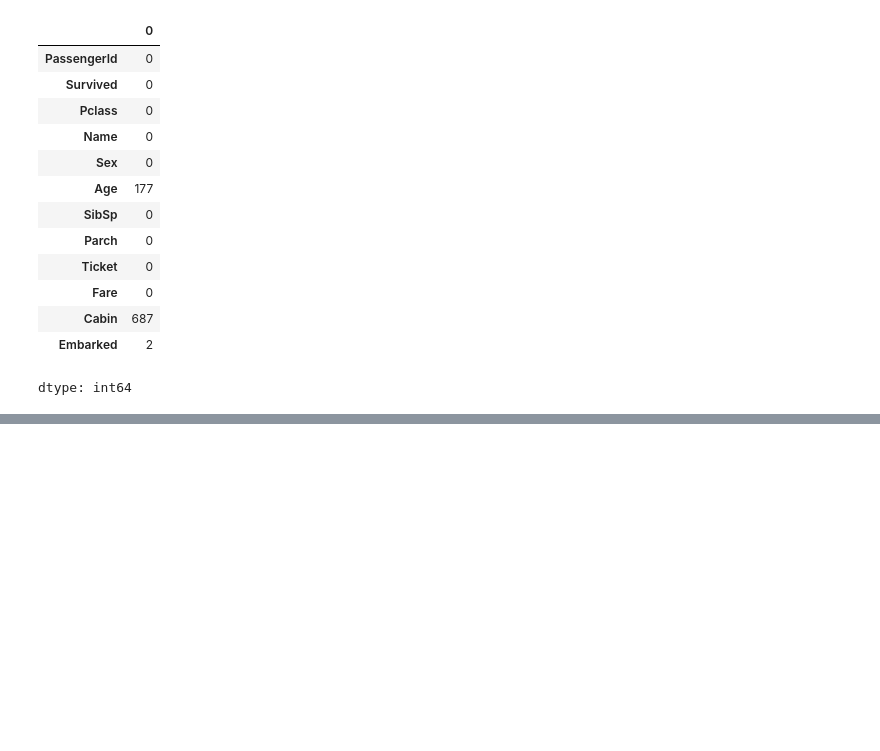
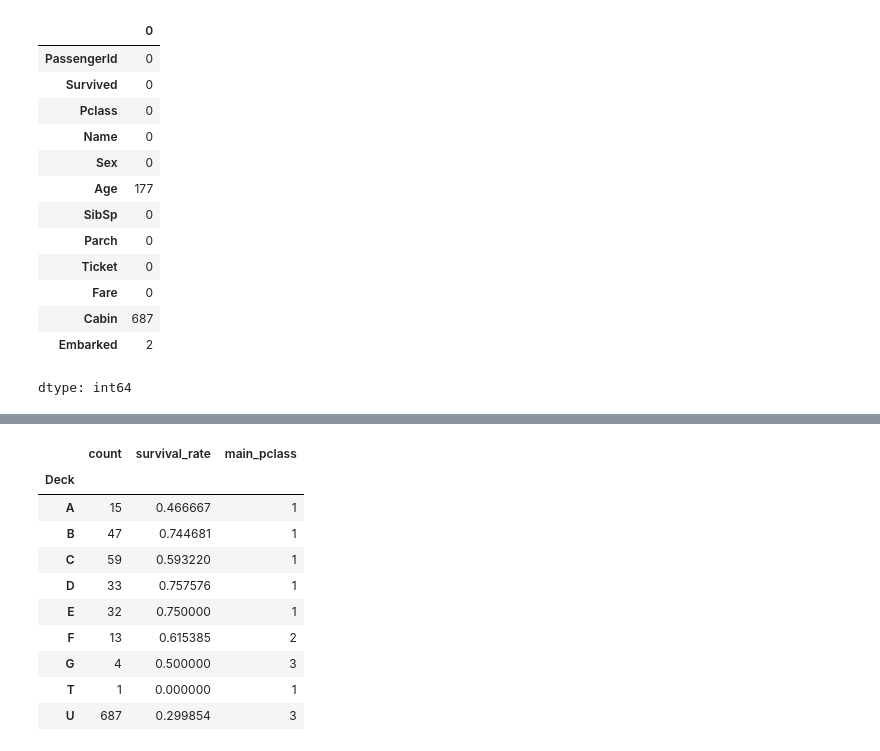
Before and after one commit to k-workproject/data-skills-roadmap, a Jupyter notebook: python-project/titanic_survival_prediction.ipynb, the cells around one changed output, grey strips where cells are left out. Saved outputs shown, nothing was run; the diff lists cells and outputs as text; code cells hidden in the pictures; blank space fills up the shorter version.

Commit message:
missing value - 24.9.2026

```diff
--- a/python-project/titanic_survival_prediction.ipynb
+++ b/python-project/titanic_survival_prediction.ipynb
@@ -151,3 +151,5 @@ train_data.isnull().sum()
 | Cabin | 687 |
 | Embarked | 2 |
 dtype: int64
+# %%
+train_data['Age'] = train_data.groupby(['Pclass','Sex'])['Age'].transform(lambda x: x.fillna(x.median())) # เติมค่า Missing Value ของ Age เฉพาะแถวที่ขาดหาย โดยใช้ค่า Median ของแต่ละกลุ่ม (แบ่งกลุ่มตาม Pclass และ Sex)
@@ -153,0 +173,2 @@ dtype: int64
+# %%
+train_data['Embarked'] = train_data['Embarked'].fillna(train_data['Embarked'].mode()[0]) # เติมค่า Missing Value ของ Embarked เฉพาะแถวที่ขาดหาย โดยใช้ค่า Mode ของข้อมูล
@@ -153,0 +192,20 @@ dtype: int64
+# %%
+train_data['Deck'] = train_data['Cabin'].str[0].fillna('U') # สร้าง column สำหรับแยกตัวอักษรใน Cabin และเติมค่า Missing Value ของ Cabin ด้วย U คือ Unknow เนื่องจากไม่ทราบข้อมูล
+# %%
+train_data.groupby('Deck').agg(
+    count=('Survived', 'count'),
+    survival_rate=('Survived', 'mean'),
+    main_pclass=('Pclass', lambda x: x.mode()[0])
+) # หาจำนวนคนและอัตราค่าเฉลี่ยของ Survived แต่ละกลุ่ม
+# %% [output]
+|  | count | survival_rate | main_pclass |
+| Deck |  |  |  |
+| A | 15 | 0.466667 | 1 |
+| B | 47 | 0.744681 | 1 |
+| C | 59 | 0.593220 | 1 |
+| D | 33 | 0.757576 | 1 |
+| E | 32 | 0.750000 | 1 |
+| F | 13 | 0.615385 | 2 |
+| G | 4 | 0.500000 | 3 |
+| T | 1 | 0.000000 | 1 |
+| U | 687 | 0.299854 | 3 |
```
Also changed, not shown: parts of 3 cells of this notebook.
